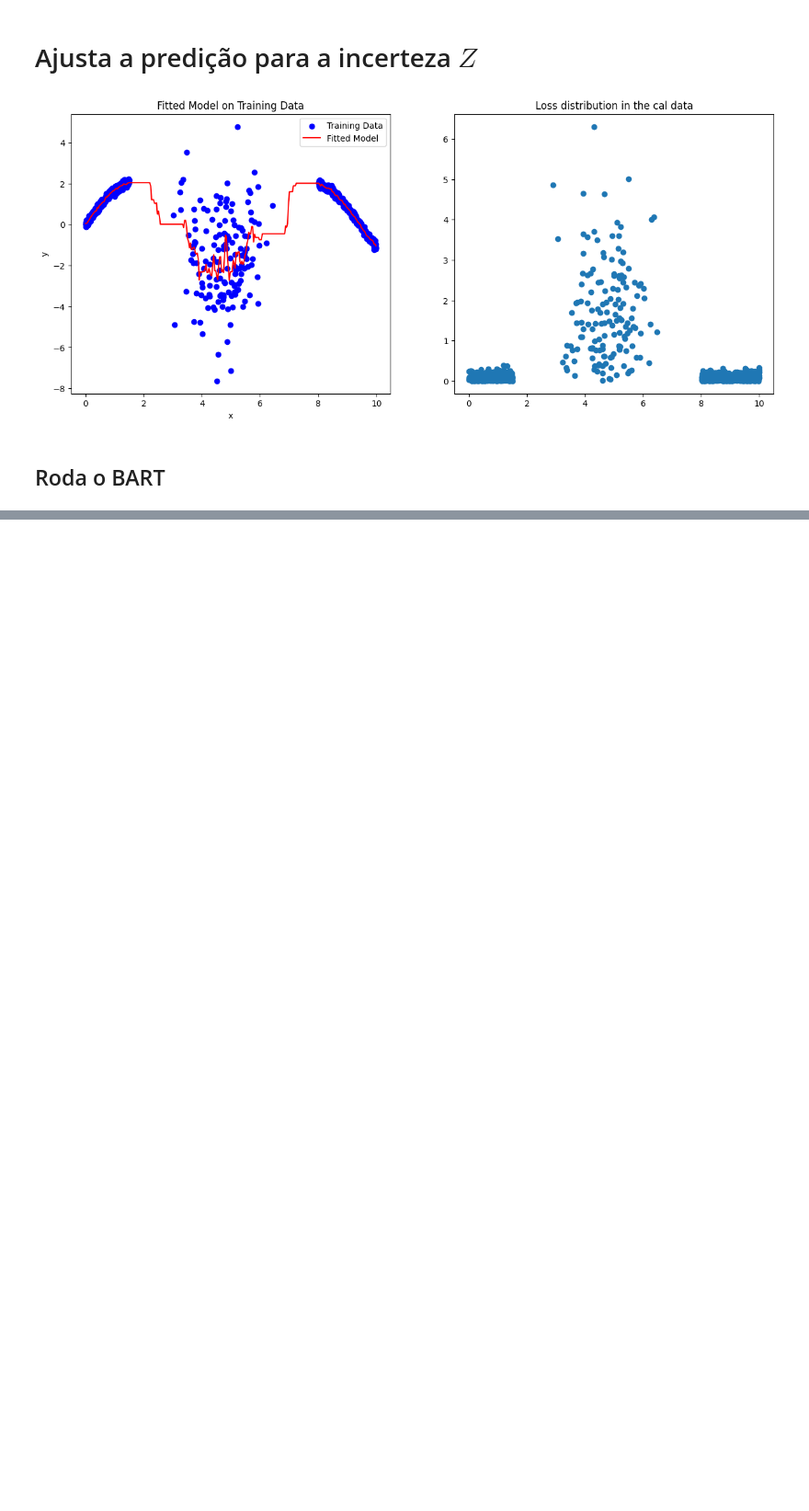
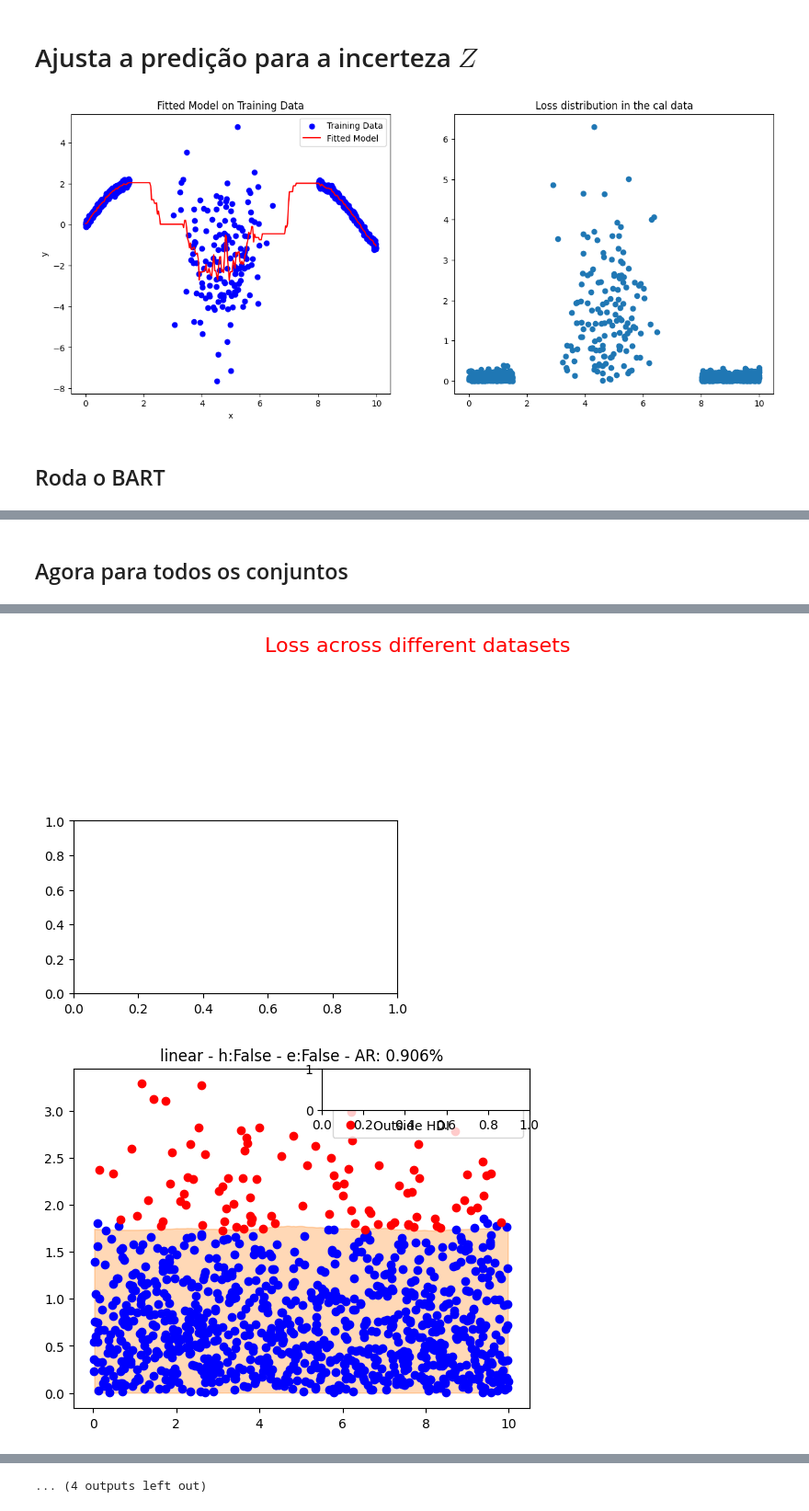
Before and after one commit to mvbdf/LCFM, a Jupyter notebook: 0 - exploratory.ipynb, the cells around one changed output, grey strips where cells are left out. Shown at 92% size. Cells and saved outputs as stored; diff of their text form; code cells hidden in the pictures; blank space fills up the shorter version.

```diff
--- a/0 - exploratory.ipynb
+++ b/0 - exploratory.ipynb
@@ -318,0 +350,67 @@ ax.legend(loc="upper right")
+# %% [markdown]
+## Agora para todos os conjuntos
+# %%
+def simulation_function(name_flag, heteroscedastic_flag, epistemic_flag, rng, i):
+    # Generate data for the simulation
+    data_train = generate_data(n=1000, type=name_flag, heteroscedastic=heteroscedastic_flag, epistemic_uncertainty=epistemic_flag, rng=rng)
+    data_cal = generate_data(n=1000, type=name_flag, heteroscedastic=heteroscedastic_flag, epistemic_uncertainty=epistemic_flag, rng=rng)
+    data_test = generate_data(n=1000, type=name_flag, heteroscedastic=heteroscedastic_flag, epistemic_uncertainty=epistemic_flag, rng=rng)
+
+    X_train, y_train = data_train['x'].reshape(-1, 1), data_train['y']
+    X_cal, y_cal = data_cal['x'].reshape(-1, 1), data_cal['y']
+    X_test, y_test = data_test['x'].reshape(-1, 1), data_test['y']
+
+    # Fit the model g to predict y
+    model = KNeighborsRegressor(n_neighbors=10)
+    model.fit(X_train, y_train)
+
+    # Calculate de observed loss
+    z_obs = loss_function(model.predict(X_cal), y_cal)
+
+    # Fit the bayesian model to the loss distribution
+    with pm.Model() as model_bart:
+        X_shared = pm.Data("X_shared", X_cal)
+        w = pmb.BART( "w", X_shared, z_obs, m=100, shape=(2, X_shared.shape[0]))
+        y = pm.Gamma("y", mu=pm.math.exp(w[0]), sigma=pm.math.exp(w[1]), observed=z_obs)
+        mc_sample = pm.sample(2000, chains=4, random_seed=rng, cores=6, progressbar=False)
+
+    with model_bart:
+        model_bart.set_data("X_shared", X_test)
+        posterior_predictive_test = pm.sample_posterior_predictive(trace=mc_sample, random_seed=rng, predictions=True, progressbar=False)
+
+    # Calculate the HDI and plot
+    y_hdi = az.hdi(ary=posterior_predictive_test, hdi_prob=0.9, group='predictions', var_names=["y"])
+
+    z_obs_test = loss_function(model.predict(X_test), y_test)
+    inside = (z_obs_test > y_hdi['y'].sel(hdi='lower')) & (z_obs_test < y_hdi['y'].sel(hdi='higher'))
+    outside = ~inside
+
+    plt.subplot(7, 2, i+1)
+    fig, ax = plt.subplots()
+    az.plot_hdi(
+        x=X_cal[:, 0],
+        hdi_data=y_hdi,
+        ax=ax,
+        fill_kwargs={"alpha": 0.3, "label":r"Observations $90\%$ HDI"},
+    )
+    plt.title(f'{name_flag} - h:{heteroscedastic_flag} - e:{epistemic_flag} - AR: {np.array(inside).mean()}')
+    ax.plot(X_test[inside, 0], z_obs_test[inside], "o", color="blue", label="Inside HDI")
+    ax.plot(X_test[outside, 0], z_obs_test[outside], "o", color="red", label="Outside HDI")
+    ax.legend(loc="upper right")
+    plt.show()
+
+rng = np.random.default_rng(20251205)
+
+plt.figure(figsize=(10, 20))
+
+i = 0
+for name_flag in ['linear', 'quadratic', 'logistic']:
+    for heteroscedastic_flag in [False, True]:
+        for epistemic_flag in [False, True]:
+            simulation_function(name_flag, heteroscedastic_flag, epistemic_flag, rng, i)
+            i+=1
+
+simulation_function('luben', heteroscedastic_flag, epistemic_flag, rng, i)
+i += 1
+simulation_function('butterfly', heteroscedastic_flag, epistemic_flag, rng, i)
+# %% [output]
@@ -318,0 +434,2 @@ ax.legend(loc="upper right")
+[figure, added]
+[figure, added]
@@ -318,0 +445 @@ ax.legend(loc="upper right")
+... (4 outputs left out)
```
Also changed, not shown: parts of 13 cells of this notebook.
